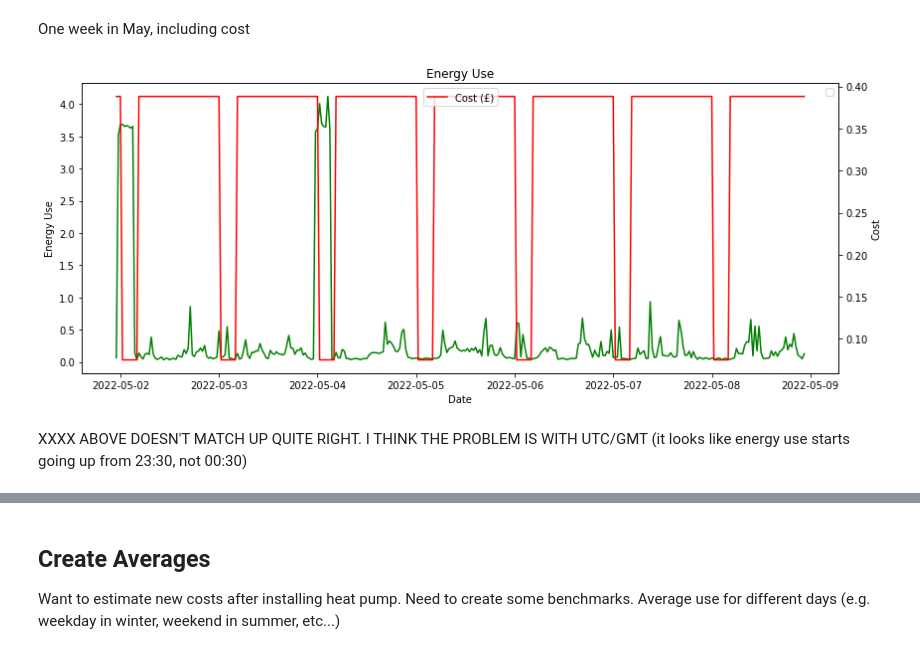
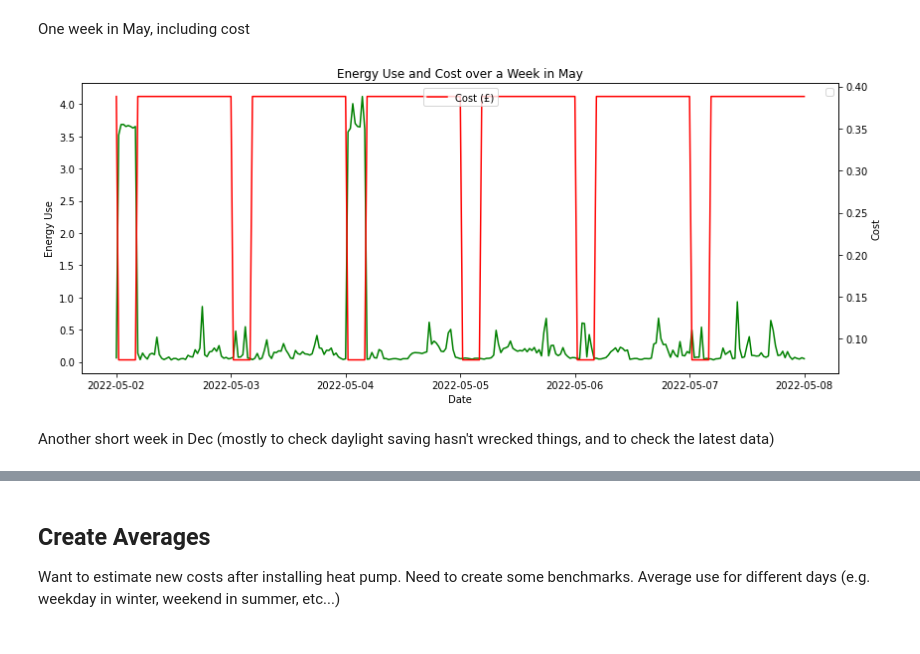
Before and after one commit to nickmalleson/playground, a Jupyter notebook: energy_use/energy_use.ipynb, the cells around one changed output, grey strips where cells are left out. Drawn from its saved outputs; the diff is of its cells as text; code cells hidden in the pictures.

```diff
--- a/energy_use/energy_use.ipynb
+++ b/energy_use/energy_use.ipynb
@@ -50,8 +50,12 @@ def read_data(filename):
     raw_data['energy'] = raw_data['Consumption (kWh)'] # Better column label
 
     # Create date objects
-    raw_data['StartDate'] = pd.to_datetime(raw_data[' Start'], format='%Y-%m-%dT%H:%M:%S%z', utc=True)
-    raw_data['EndDate'] =  pd.to_datetime(raw_data[' End'], format='%Y-%m-%dT%H:%M:%S%z', utc=True)
+    # Do it properly, but the time offset is really annoying!
+    #raw_data['StartDate'] = pd.to_datetime(raw_data[' Start'], format='%Y-%m-%dT%H:%M:%S%z', utc=True)
+    #raw_data['EndDate'] =  pd.to_datetime(raw_data[' End'], format='%Y-%m-%dT%H:%M:%S%z', utc=True)
+    # Ignore the time offset by splitting on the '+'
+    raw_data['StartDate'] = raw_data[' Start'].apply(lambda x: pd.to_datetime(x.split('+')[0], format='%Y-%m-%dT%H:%M:%S') )
+    raw_data['EndDate']     = raw_data[' End'].apply(lambda x: pd.to_datetime(x.split('+')[0], format='%Y-%m-%dT%H:%M:%S') )
 
     # Index is the start point for 30 minute interval
     #raw_data['Date'] = raw_data['StartDate']
@@ -142,31 +146,32 @@ for (df, title) in [(hist_df, "Historical"), (late_df, "Latest")]:
 # %% [markdown]
 One week in May, including cost
 # %%
-temp = hist_df.loc[datetime.fromisoformat("2022-05-02 00:00:00+01:00"):datetime.fromisoformat("2022-05-08 23:59:59+01:00"),]
+#temp = hist_df.loc[datetime.fromisoformat("2022-05-02 00:00:00+01:00"):datetime.fromisoformat("2022-05-08 23:59:59+01:00"),]
+temp = hist_df.loc[datetime.fromisoformat("2022-05-02"):datetime.fromisoformat("2022-05-08"),]
 
 fig, ax = plt.subplots(figsize=(12,5))
 ax2 = ax.twinx()
 
 ax.set_title('Energy Use and Cost over a Week in May')
 ax.set_xlabel('Date')
 ax.set_ylabel('Energy Use')
 ax.legend(["energy use"])
 ax.plot(temp['energy'], color='green')
 
 ax2.plot(temp['cost'], color='red')
 ax2.set_ylabel('Cost')
 ax2.legend(['Cost (£)'], loc='upper center')
 
 #ax.set_xticks(gdp['date'].dt.date)
 #ax.set_xticklabels(gdp['date'].dt.year, rotation=90)
 #ax.yaxis.grid(color='lightgray', linestyle='dashed')
 
 plt.tight_layout()
 plt.show()
 #temp.plot(figsize=(15, 7), title="Energy over one week in may (for example)", legend=True, label="energy");
 #hist_df.loc[datetime.fromisoformat("2022-05-02 00:00:00+01:00"):datetime.fromisoformat("2022-05-08 23:59:59+01:00"),
 #         'energy'].plot(figsize=(15, 7), title="Energy over one week in may (for example)");
 # %% [output]
-[figure, old version]
+[figure, new version]
 # %% [markdown]
-XXXX ABOVE DOESN'T MATCH UP QUITE RIGHT. I THINK THE PROBLEM IS WITH UTC/GMT (it looks like energy use starts going up from 23:30, not 00:30)
+Another short week in Dec (mostly to check daylight saving hasn't wrecked things, and to check the latest data)
```
Also changed, not shown: parts of 6 cells of this notebook.
